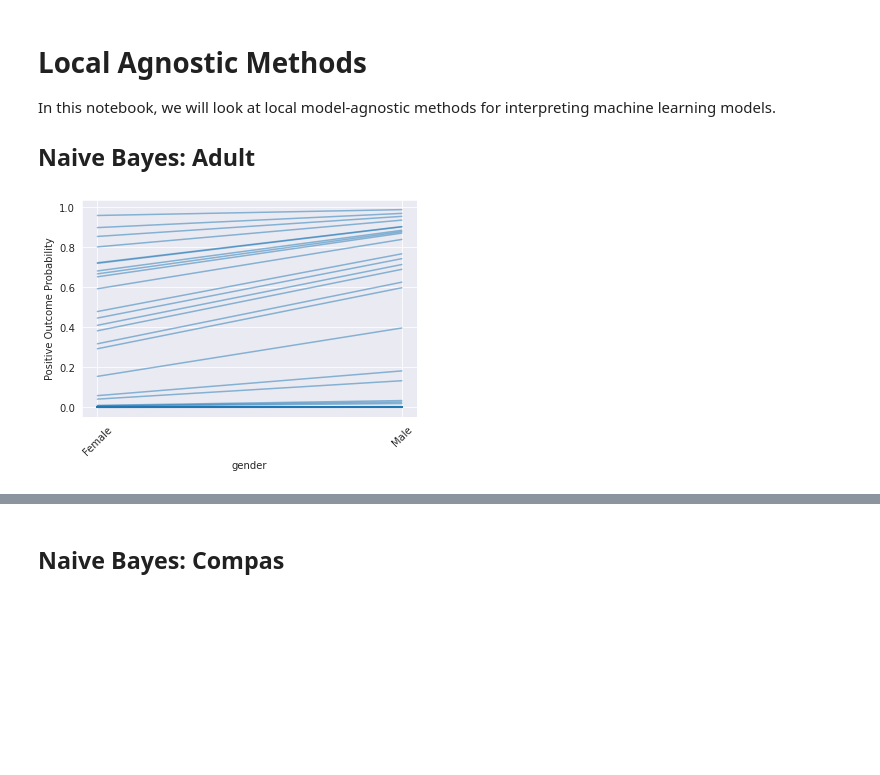
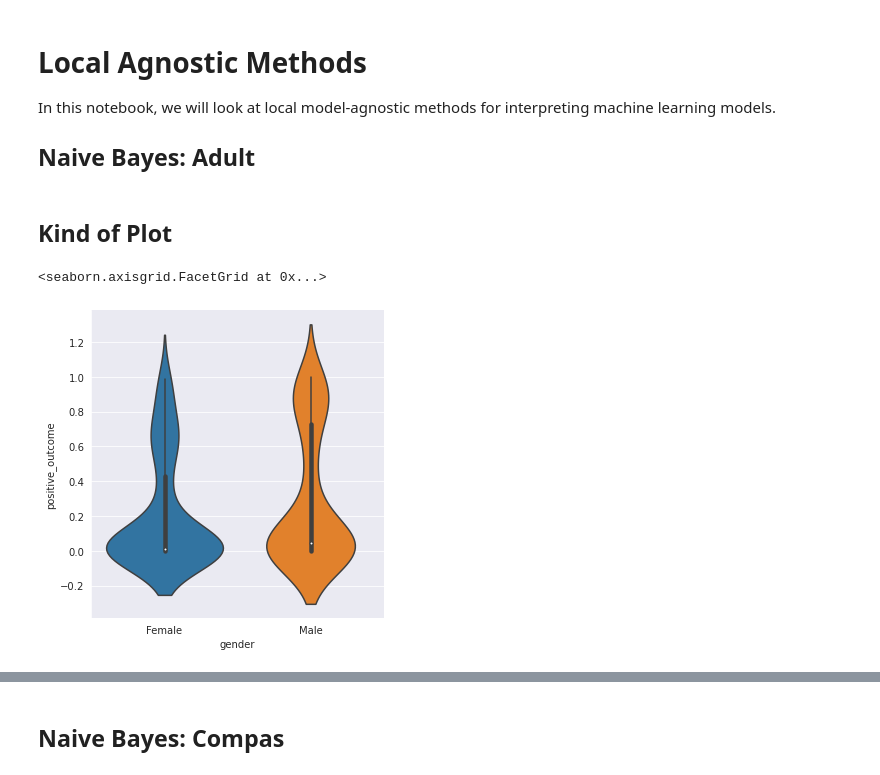
Before and after one commit to bcwein/Forseti, a Jupyter notebook: notebooks/local-agnostic.ipynb, the cells around one changed output, grey strips where cells are left out. Drawn from its saved outputs; the diff is of its cells as text; code cells hidden in the pictures; blank space fills up the shorter version.

Commit message:
FIxed plots

```diff
--- a/notebooks/local-agnostic.ipynb
+++ b/notebooks/local-agnostic.ipynb
@@ -20,17 +20,29 @@ from forseti.bayesnet import interpretableNaiveBayes, latentLabelClassifier
 from forseti.tree import interpretableTree
 
 sns.set_style('darkgrid')
+# %% [markdown]
+## Kind of Plot
+# %%
+kind = 'violin'
 # %%
 adultsens = pd.read_csv('data/adult.csv')
 label = 'income'
 
 model = interpretableNaiveBayes()
 model.train(
     label,
     adultsens,
     'NBSens'
 )
 
-model.ICEplot('gender', samples=100)
+df = model.ICE('gender', samples=100)
+
+sns.catplot(
+    x='gender',
+    y='positive_outcome',
+    data=df,
+    kind=kind
+)
 # %% [output]
+<seaborn.axisgrid.FacetGrid at 0x...>
-[figure, old version]
+[figure, new version]
```
Also changed, not shown: parts of 18 cells of this notebook.
